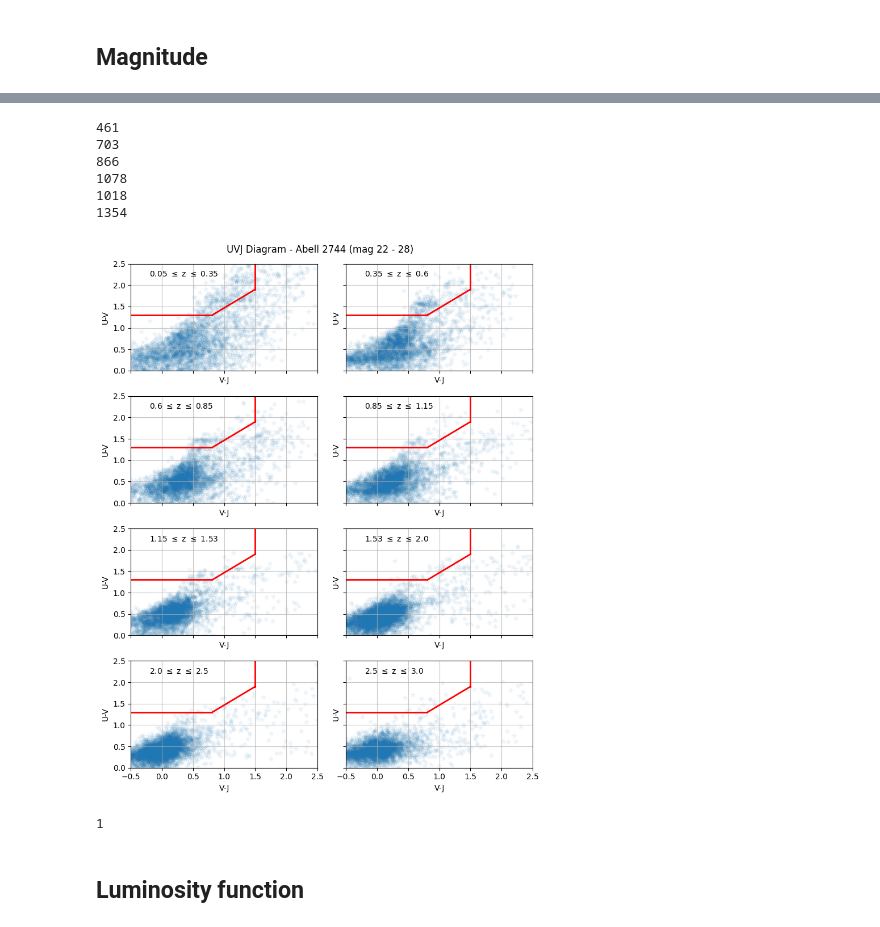
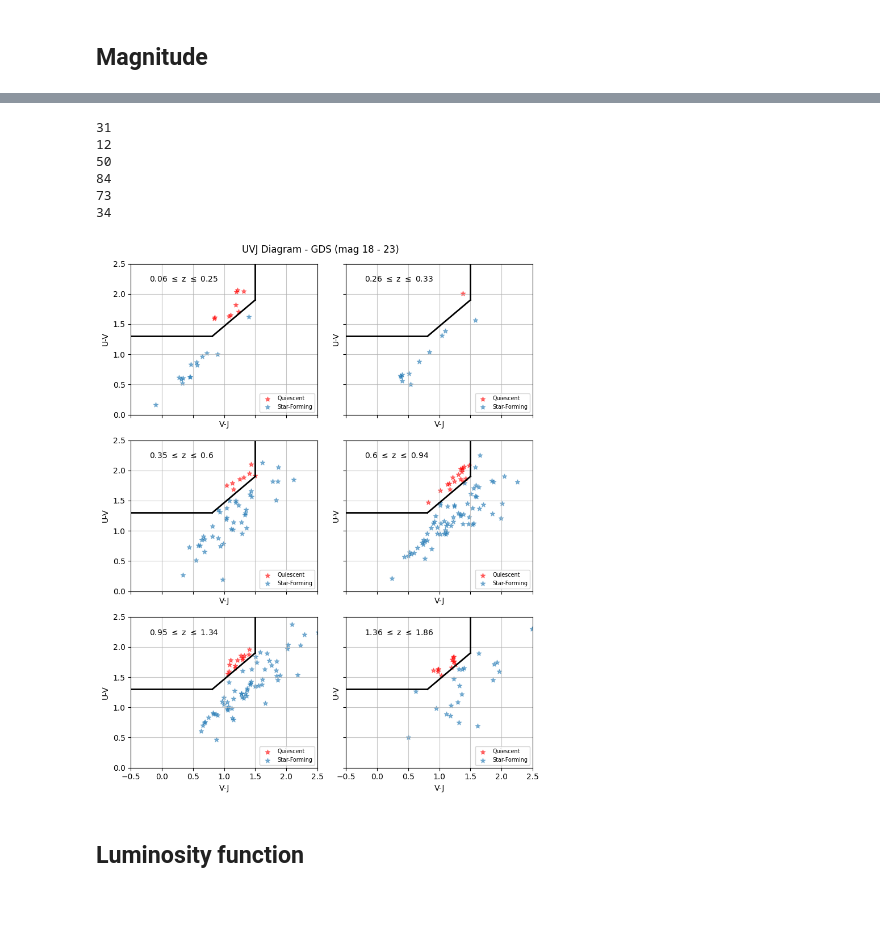
Before and after one commit to mayamerch/block-3-project, a Jupyter notebook: gds field.ipynb, the cells around one changed output, grey strips where cells are left out. Cells and saved outputs as stored; diff of their text form; code cells hidden in the pictures.

```diff
--- a/gds field.ipynb
+++ b/gds field.ipynb
@@ -37,7 +41,7 @@ eazy-py version: 0.6.8
 field = 'gds-grizli-v7.0'
 url_path = 'https://s3.amazonaws.com/grizli-v2/JwstMosaics/v7'
 # %%
-phot = utils.read_catalog(f'{url_path}/{field}_phot.fits')
+phot = utils.read_catalog(f'{url_path}/{field}-fix_phot_apcorr.fits')
 # %%
 import eazy.hdf5
 
@@ -189,11 +198,0 @@ df.sort_values('z_phot')
-# %%
-def UVJ_diagram(df):
-    """ For a given dataframe of shape (z, U, V, J), return the minimum
-        and maximum z and UV and VJ bands
-    """
-    min_z = min(df['z_phot'])
-    max_z = max(df['z_phot'])
-    UV = -2.5*np.log10(df['U']/df['V'])
-    VJ = -2.5*np.log10(df['V']/df['J'])
-
-    return min_z, max_z, VJ, UV
@@ -230,30 +278,3 @@ print(c / len(df) * 100, '%')
-# %%
-def plot_df_subsets(df_list, cut=''):
-    # Subplots for each range of z/mag
-    fig, axs = plt.subplots(4, 2, figsize=(8, 10), sharex=True, sharey=True)
-    fig.suptitle('UVJ Diagram - Abell 2744' + ' (' + cut + ')')
-
-    for i, variable in enumerate(zs):
-        x = i//2; y = i%2
-
-        axs[x,y].scatter(UVJ_diagram(zs[i])[2], UVJ_diagram(zs[i])[3], alpha=0.05, marker='*')
-        axs[x,y].set_xlim(-0.5, 2.5); axs[x,y].set_ylim(0, 2.5)
-        axs[x,y].text(-0.2, 2.2, str(round(UVJ_diagram(zs[i])[0], 2))+' $\leq$ z $\leq$ '+str(round(UVJ_diagram(zs[i])[1], 2)),fontsize=10)
-        axs[x,y].set_xlabel('V-J')
-        axs[x,y].set_ylabel('U-V')
-
-        axs[x,y].grid(alpha=0.7)
-
-        axs[x,y].plot([-0.5,0.8],[1.3,1.3],'r',lw=2) # left
-        axs[x,y].plot([0.81,1.5],[1.3,1.9],'r',lw=2) # diag
-        axs[x,y].plot([1.5,1.5],[1.9,2.5],'r',lw=2) # top
-
-    plt.tight_layout()
-    plt.show()
-
-    return 1
-
-    # concentrated cluster galaxies & background galaxies deviating in colour?
 # %%
 plot_df_subsets(zs, cut='only z')
 # %% [output]
@@ -282,23 +297,22 @@ plt.legend()
 ms = []
 
 for z in zs:
-    m_cut = z[(z['mag'] >= 22) & (z['mag'] <= 28)]
+    m_cut = z[(z['mag'] >= 18) & (z['mag'] <= 23)]
     ms.append(m_cut)
 
 for m in ms:
     print(len(m))
 # %% [output]
-461
-703
-866
-1078
-1018
-1354
+31
+12
+50
+84
+73
+34
 # %%
-plot_df_subsets(ms, cut='mag 22 - 28')
+plot_df_subsets(ms, cut='mag 18 - 23', alpha=0.5)
 # %% [output]
-[figure, old version]
+[figure, new version]
-1
 # %% [markdown]
 ## Luminosity function
 # %%
```
Also changed, not shown: parts of 25 cells of this notebook, 1 other file.
